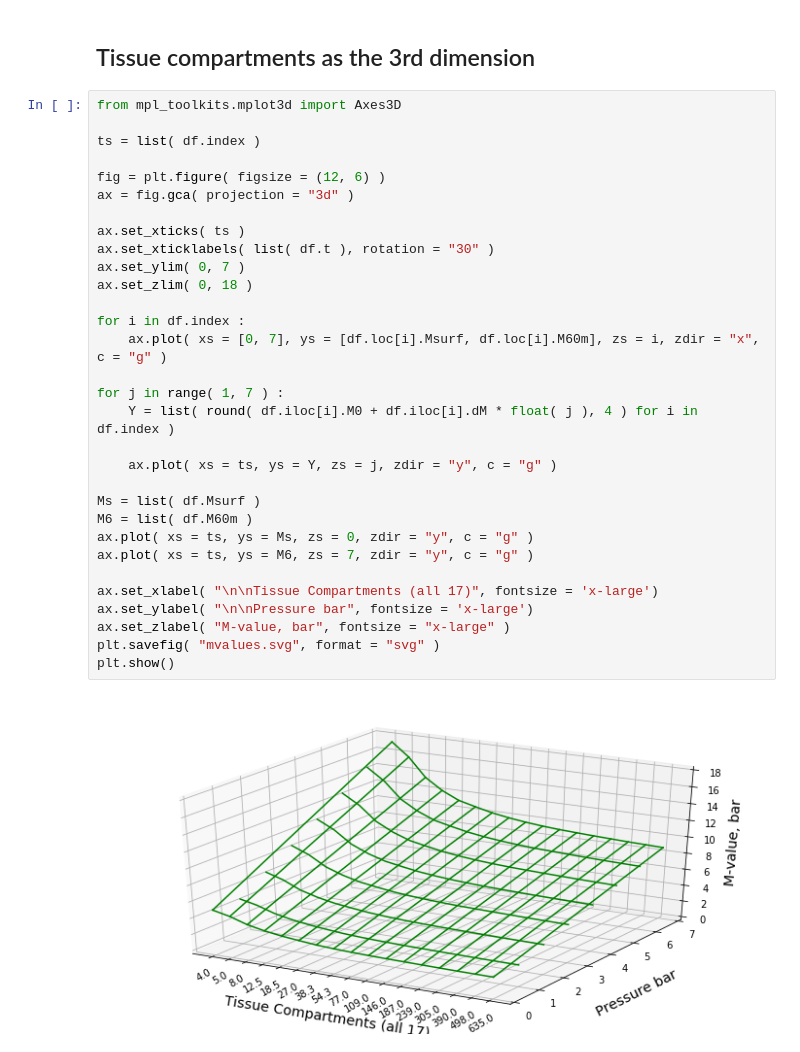
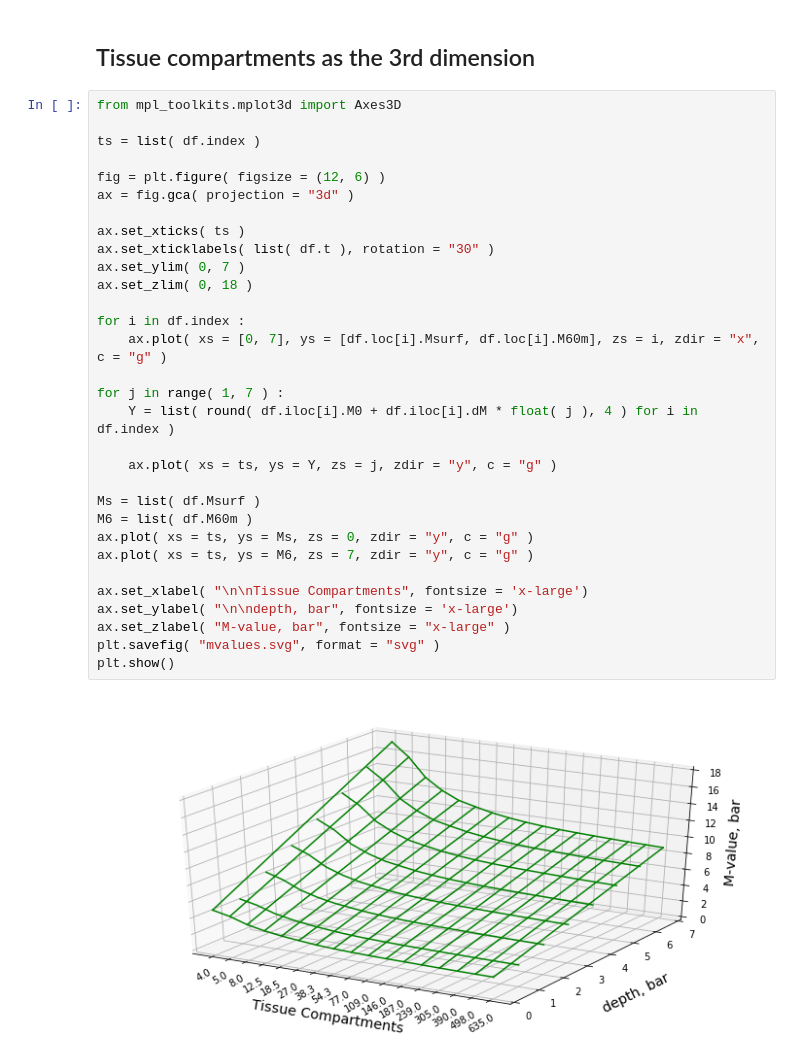
Before and after one commit to dmaziuk/diy-zhl, a Jupyter notebook: mvalues.ipynb, the cells around one changed output. Saved outputs shown, nothing was run; the diff lists cells and outputs as text.

```diff
--- a/mvalues.ipynb
+++ b/mvalues.ipynb
@@ -102,33 +108,33 @@ plt.show()
 # %%
 from mpl_toolkits.mplot3d import Axes3D
 
 ts = list( df.index )
 
 fig = plt.figure( figsize = (12, 6) )
 ax = fig.gca( projection = "3d" )
 
 ax.set_xticks( ts )
 ax.set_xticklabels( list( df.t ), rotation = "30" )
 ax.set_ylim( 0, 7 )
 ax.set_zlim( 0, 18 )
 
 for i in df.index :
     ax.plot( xs = [0, 7], ys = [df.loc[i].Msurf, df.loc[i].M60m], zs = i, zdir = "x", c = "g" )
 
 for j in range( 1, 7 ) :
     Y = list( round( df.iloc[i].M0 + df.iloc[i].dM * float( j ), 4 ) for i in df.index )
 
     ax.plot( xs = ts, ys = Y, zs = j, zdir = "y", c = "g" )
 
 Ms = list( df.Msurf )
 M6 = list( df.M60m )
 ax.plot( xs = ts, ys = Ms, zs = 0, zdir = "y", c = "g" )
 ax.plot( xs = ts, ys = M6, zs = 7, zdir = "y", c = "g" )
 
-ax.set_xlabel( "\n\nTissue Compartments (all 17)", fontsize = 'x-large')
-ax.set_ylabel( "\n\nPressure bar", fontsize = 'x-large')
+ax.set_xlabel( "\n\nTissue Compartments", fontsize = 'x-large')
+ax.set_ylabel( "\n\ndepth, bar", fontsize = 'x-large')
 ax.set_zlabel( "M-value, bar", fontsize = "x-large" )
 plt.savefig( "mvalues.svg", format = "svg" )
 plt.show()
 # %% [output]
-[figure, old version]
+[figure, new version]
```
Also changed, not shown: parts of 6 cells of this notebook, 3 other files.
